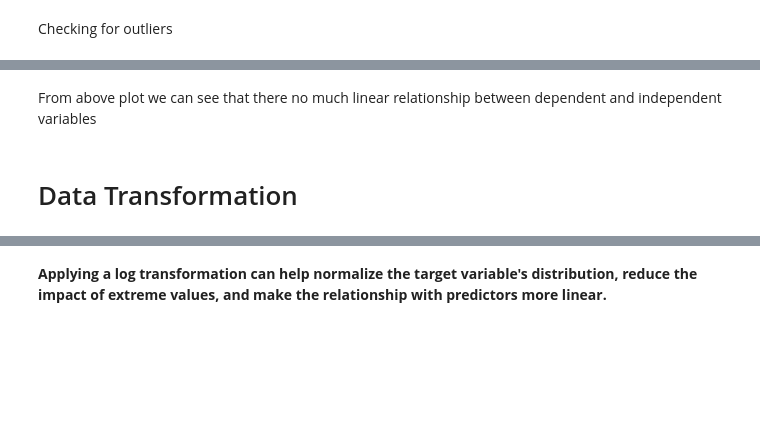
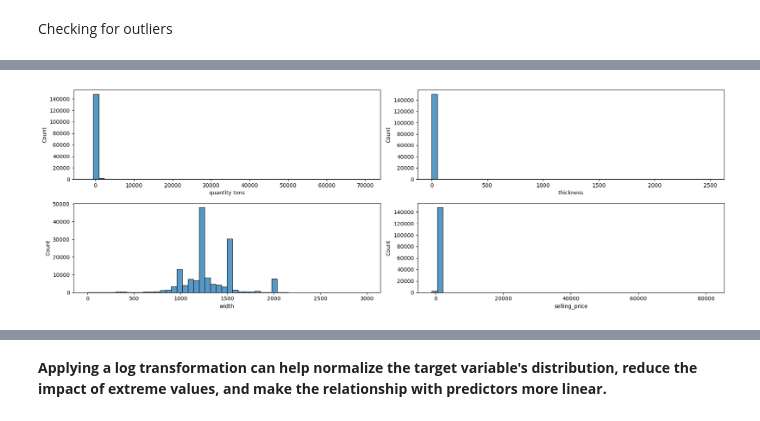
Before and after one commit to ImBharatkumar/Industrial-copper-price-prediction-and-lead-classification, a Jupyter notebook: src/notebook/industrial_cu_model.ipynb, the cells around one changed output, grey strips where cells are left out. Drawn from its saved outputs; the diff is of its cells as text; code cells hidden in the pictures; blank space fills up the shorter version.

```diff
--- a/src/notebook/industrial_cu_model.ipynb
+++ b/src/notebook/industrial_cu_model.ipynb
@@ -360,3 +178,0 @@ Outlier value:-2.6499999999999995
-# %%
-final_data=final_data.loc[(final_data['thickness'] <= 7.22)]
-final_data=final_data.loc[~(final_data['thickness'] <= 0)]
@@ -405,3 +178,0 @@ final_data.loc[final_data['selling_price']<=0] #selling price cannot be <= 0
-# %%
-final_data=final_data.loc[final_data['selling_price']<=1500]
-final_data=final_data.loc[final_data['selling_price']>0]
@@ -420,14 +178,0 @@ plt.show()
-# %%
-# Create a figure with subplots
-fig, axs = plt.subplots(ncols=2, nrows=2, figsize=(12, 8))
-axs = axs.flatten()
-
-# Loop through each column and create a subplot
-for i, column in enumerate(['quantity tons', 'thickness', 'width', 'selling_price']):
-    sns.histplot(data=final_data, x=column, ax=axs[i], kde=True)
-    axs[i].set_xlabel(column)
-
-
-# Show the plot
-plt.tight_layout()
-plt.show()
@@ -448,4 +179,10 @@ sns.scatterplot(data=final_data, x=final_data["quantity tons"], y=final_data["se
-# %% [markdown]
-From above plot we can see that there no much linear relationship between dependent and independent variables
-# %% [markdown]
-# Data Transformation
+# %%
+# Plotting distributions of some numerical columns
+cols=['quantity tons', 'thickness', 'width','selling_price']
+fig, axes = plt.subplots(2,2, figsize=(18,6))
+for i,col in enumerate(cols):
+    sns.histplot(final_data[col], bins=50, ax=axes[i//2, i%2])
+plt.tight_layout()
+plt.show()
+# %% [output]
+[figure, added]
```
Also changed, not shown: parts of 105 cells of this notebook, 3 other files.
